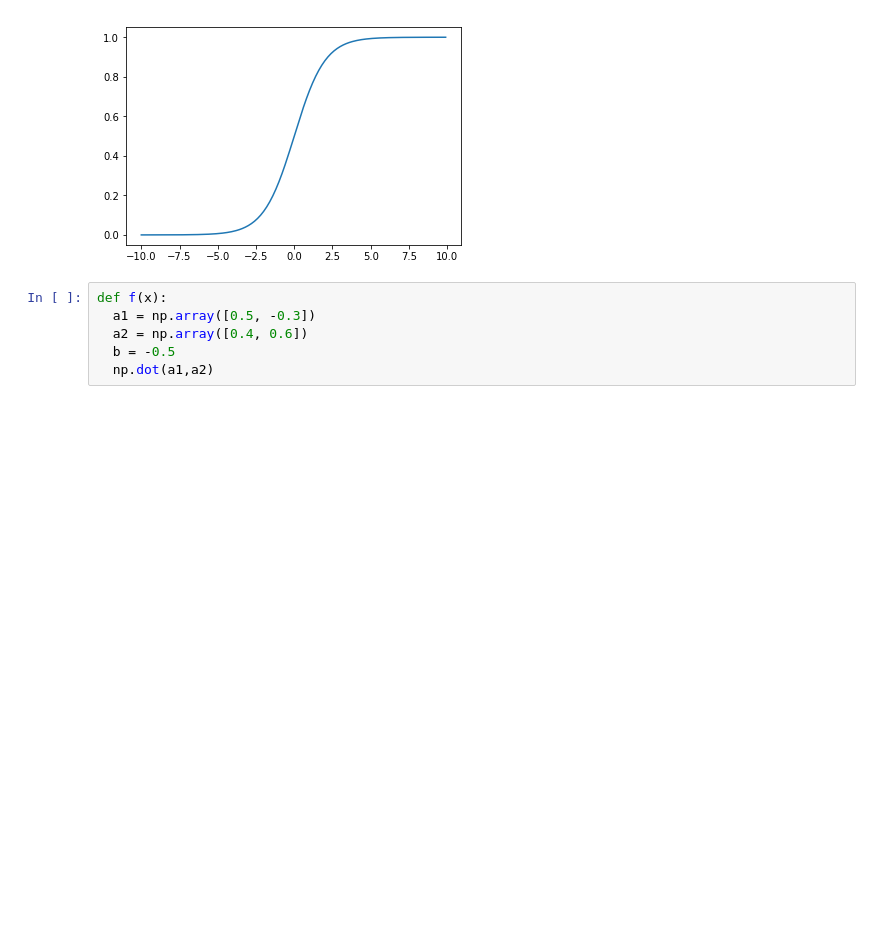
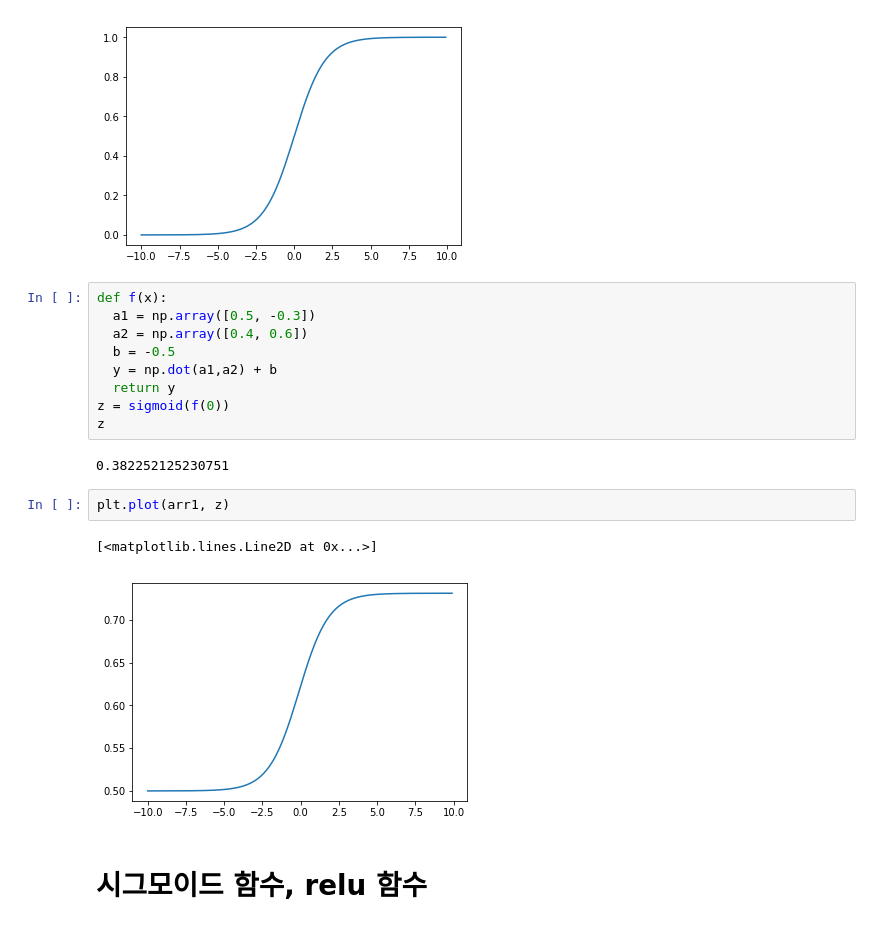
Before and after one commit to topchaebol/006762, a Jupyter notebook: 0703넘파이수업1.ipynb, the cells around one changed output. Saved outputs shown, nothing was run; the diff lists cells and outputs as text; blank space fills up the shorter version.

```diff
--- a/0703넘파이수업1.ipynb
+++ b/0703넘파이수업1.ipynb
@@ -116,4 +116,16 @@ def f(x):
   a1 = np.array([0.5, -0.3])
   a2 = np.array([0.4, 0.6])
   b = -0.5
-  np.dot(a1,a2)
+  y = np.dot(a1,a2) + b
+  return y
+z = sigmoid(f(0))
+z
+# %% [output]
+0.382252125230751
+# %%
+plt.plot(arr1, z)
+# %% [output]
+[<matplotlib.lines.Line2D at 0x...>]
+[figure, added]
+# %% [markdown]
+# 시그모이드 함수, relu 함수
```
